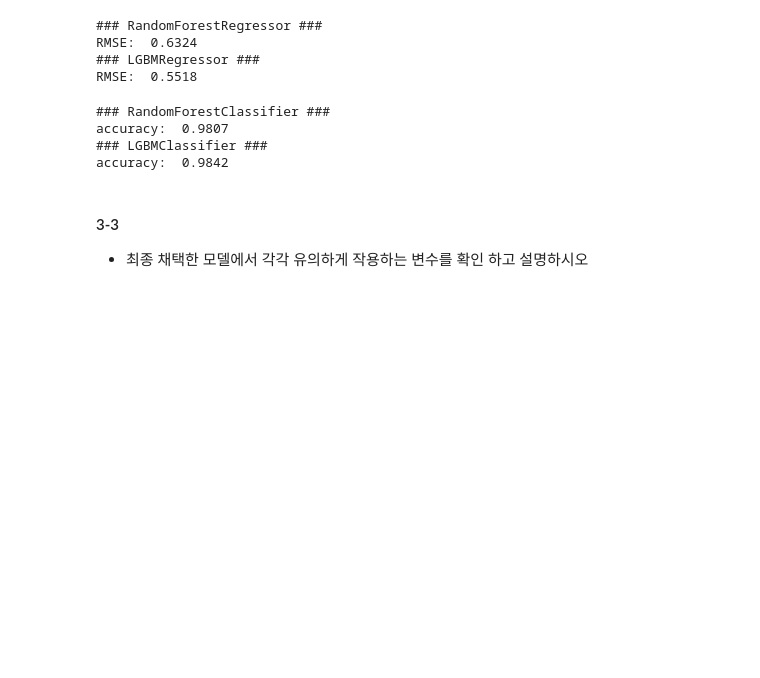
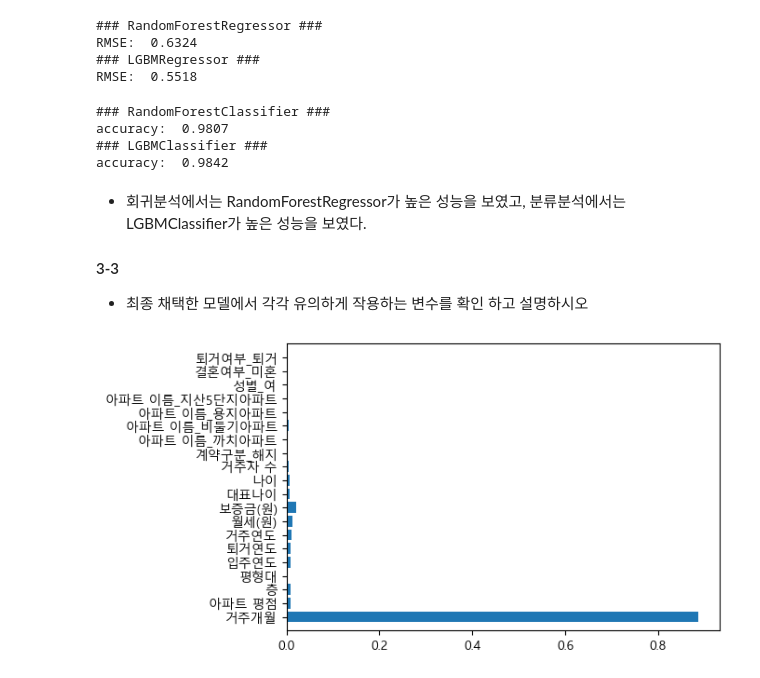
Before and after one commit to Park-Young-Bin/ADP_code, a Jupyter notebook: 29회 기출.ipynb, the cells around one changed output. Saved outputs shown, nothing was run; the diff lists cells and outputs as text; code cells hidden in the pictures; blank space fills up the shorter version.

```diff
--- a/29회 기출.ipynb
+++ b/29회 기출.ipynb
@@ -278,5 +278,23 @@ accuracy:  0.9807
 ### LGBMClassifier ###
 accuracy:  0.9842
 # %% [markdown]
+- 회귀분석에서는 RandomForestRegressor가 높은 성능을 보였고, 분류분석에서는 LGBMClassifier가 높은 성능을 보였다.
+
 #### 3-3
 - 최종 채택한 모델에서 각각 유의하게 작용하는 변수를 확인 하고 설명하시오
+# %%
+# 회귀 모델
+rfr_reg = RandomForestRegressor(random_state=321)
+rfr_reg.fit(X_train, y_train)
+
+n_features = X_train.shape[1]
+importances = rfr_reg.feature_importances_
+column_nm = X_train.columns
+
+plt.figure(figsize=(6,4))
+plt.barh(range(n_features), importances, align='center')
+plt.yticks(np.arange(n_features), column_nm)
+plt.ylim(-1, n_features)
+plt.show()
+# %% [output]
+[figure, added]
```
Also changed, not shown: parts of 21 cells of this notebook.
